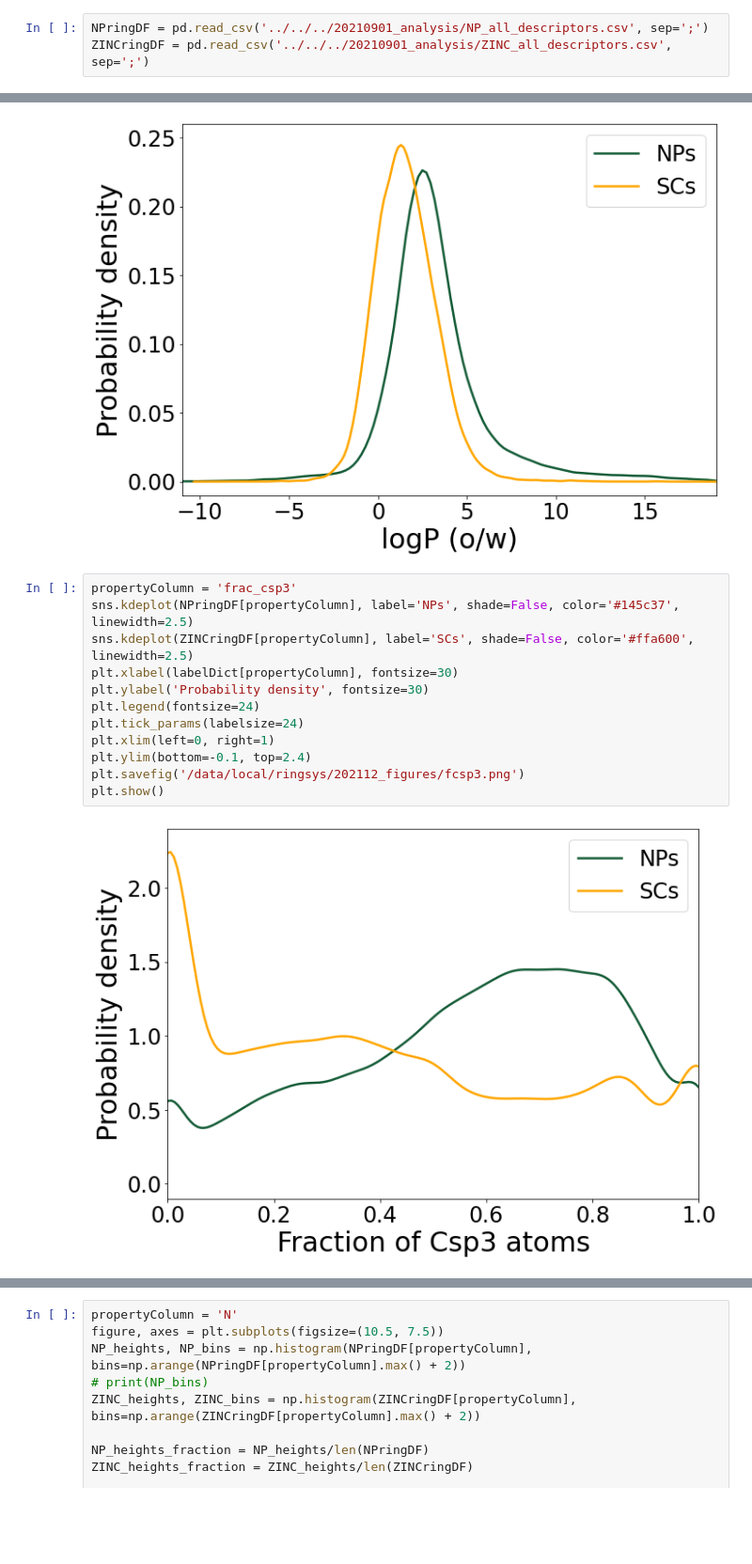
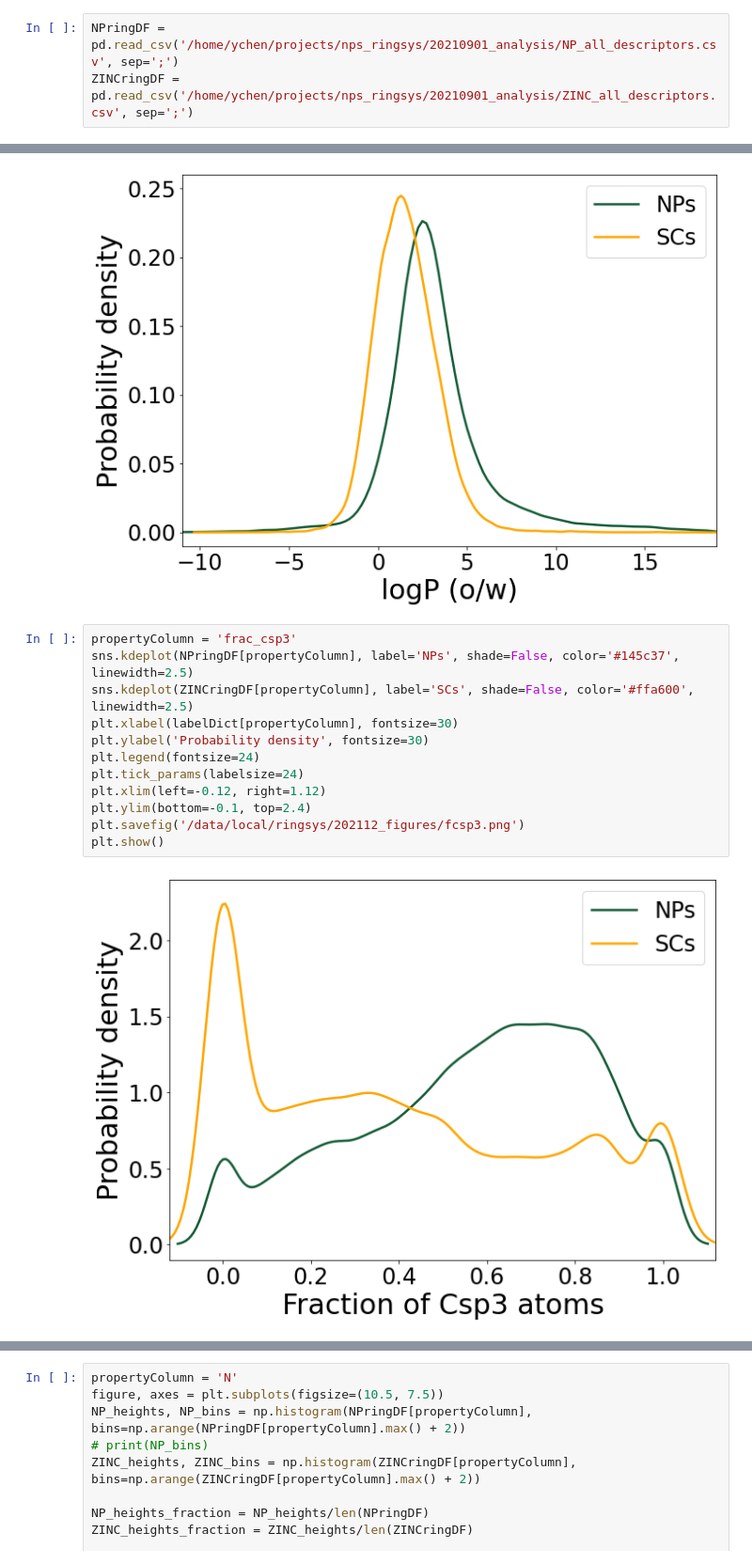
Before and after one commit to anya-chen/RingSystems, a Jupyter notebook: Analysis/plot_physicochem_properties.ipynb, the cells around one changed output, grey strips where cells are left out. Shown at 94% size. Drawn from its saved outputs; the diff is of its cells as text; blank space fills up the shorter version.

Commit message:
analysis

```diff
--- a/Analysis/plot_physicochem_properties.ipynb
+++ b/Analysis/plot_physicochem_properties.ipynb
@@ -8,8 +8,8 @@ import matplotlib.font_manager
 plt.rcParams['font.sans-serif'] = "Arial"
 plt.rcParams['font.family'] = 'sans-serif'
 # %%
-NPringDF = pd.read_csv('../../../20210901_analysis/NP_all_descriptors.csv', sep=';')
-ZINCringDF = pd.read_csv('../../../20210901_analysis/ZINC_all_descriptors.csv', sep=';')
+NPringDF = pd.read_csv('/home/ychen/projects/nps_ringsys/20210901_analysis/NP_all_descriptors.csv', sep=';')
+ZINCringDF = pd.read_csv('/home/ychen/projects/nps_ringsys/20210901_analysis/ZINC_all_descriptors.csv', sep=';')
 # %%
 labelDict = {'N': 'Number of nitrogen atoms',
                    'O': 'Number of oxygen atoms',
@@ -59,17 +59,17 @@ plt.show()
 # %%
 propertyColumn = 'frac_csp3'
 sns.kdeplot(NPringDF[propertyColumn], label='NPs', shade=False, color='#145c37', linewidth=2.5)
 sns.kdeplot(ZINCringDF[propertyColumn], label='SCs', shade=False, color='#ffa600', linewidth=2.5)
 plt.xlabel(labelDict[propertyColumn], fontsize=30)
 plt.ylabel('Probability density', fontsize=30)
 plt.legend(fontsize=24)
 plt.tick_params(labelsize=24)
-plt.xlim(left=0, right=1)
+plt.xlim(left=-0.12, right=1.12)
 plt.ylim(bottom=-0.1, top=2.4)
 plt.savefig('/data/local/ringsys/202112_figures/fcsp3.png')
 plt.show()
 # %% [output]
-[figure, old version]
+[figure, new version]
 # %%
 propertyColumn = 'TPSA'
 sns.kdeplot(NPringDF[propertyColumn], label='NPs', shade=False, color='#145c37', linewidth=2.5)
```
Also changed, not shown: parts of 1 cell of this notebook, 1 other file.
